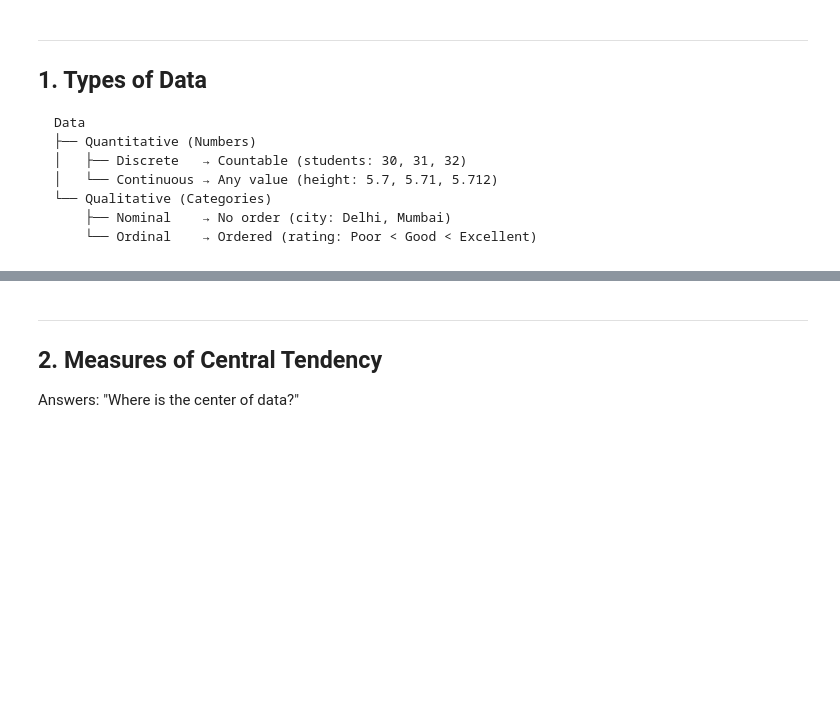
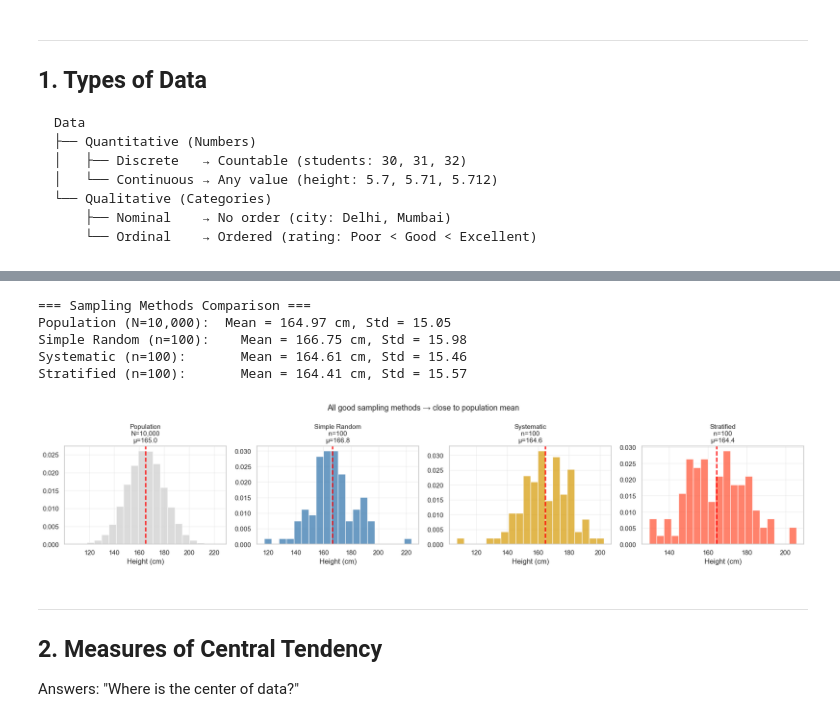
Before and after one commit to helloharendra/Python-DS-AI-11-AM-12-30PM, a Jupyter notebook: helloharendra/analytics/day9_statistics.ipynb, the cells around one changed output, grey strips where cells are left out. Drawn from its saved outputs; the diff is of its cells as text; code cells hidden in the pictures; blank space fills up the shorter version.

```diff
--- a/helloharendra/analytics/day9_statistics.ipynb
+++ b/helloharendra/analytics/day9_statistics.ipynb
@@ -59,3 +103,56 @@ print(examples.to_string(index=False))
+# %%
+np.random.seed(42)
+
+# Simulate population of 10,000 student heights
+population = np.random.normal(165, 15, 10000)
+
+# Different sampling methods
+n = 100
+
+# 1. Simple Random Sample
+simple_random = population[np.random.choice(len(population), n, replace=False)]
+
+# 2. Systematic Sample (every 100th person)
+systematic = population[::100][:n]
+
+# 3. Stratified Sample (50 from top half, 50 from bottom half)
+top_half    = population[population > 165]
+bottom_half = population[population <= 165]
+stratified  = np.concatenate([
+    top_half[np.random.choice(len(top_half), 50, replace=False)],
+    bottom_half[np.random.choice(len(bottom_half), 50, replace=False)]
+])
+
+print('=== Sampling Methods Comparison ===')
+print(f'Population (N=10,000):  Mean = {population.mean():.2f} cm, Std = {population.std():.2f}')
+print(f'Simple Random (n={n}):    Mean = {simple_random.mean():.2f} cm, Std = {simple_random.std():.2f}')
+print(f'Systematic (n={n}):       Mean = {systematic.mean():.2f} cm, Std = {systematic.std():.2f}')
+print(f'Stratified (n={n}):       Mean = {stratified.mean():.2f} cm, Std = {stratified.std():.2f}')
+# %% [output]
+=== Sampling Methods Comparison ===
+Population (N=10,000):  Mean = 164.97 cm, Std = 15.05
+Simple Random (n=100):    Mean = 166.75 cm, Std = 15.98
+Systematic (n=100):       Mean = 164.61 cm, Std = 15.46
+Stratified (n=100):       Mean = 164.41 cm, Std = 15.57
+# %%
+fig, axes = plt.subplots(1, 4, figsize=(18, 4))
+for ax, data, title, color in [
+    (axes[0], population,    f'Population\nN=10,000\nμ={population.mean():.1f}', 'lightgray'),
+    (axes[1], simple_random, f'Simple Random\nn={n}\nμ={simple_random.mean():.1f}', 'steelblue'),
+    (axes[2], systematic,    f'Systematic\nn={n}\nμ={systematic.mean():.1f}', 'goldenrod'),
+    (axes[3], stratified,    f'Stratified\nn={n}\nμ={stratified.mean():.1f}', 'tomato'),
+]:
+    ax.hist(data, bins=20, color=color, edgecolor='white', alpha=0.8, density=True)
+    ax.axvline(data.mean(), color='red', linestyle='--', lw=2)
+    ax.set_title(title, fontsize=11)
+    ax.set_xlabel('Height (cm)')
+    ax.grid(True, alpha=0.3)
+
+plt.suptitle('All good sampling methods → close to population mean', fontsize=13)
+plt.tight_layout()
+plt.show()
+# %% [output]
+[figure, added]
 # %% [markdown]
 ---
 ## 2. Measures of Central Tendency
```
Also changed, not shown: parts of 42 cells of this notebook, 8 other files.
